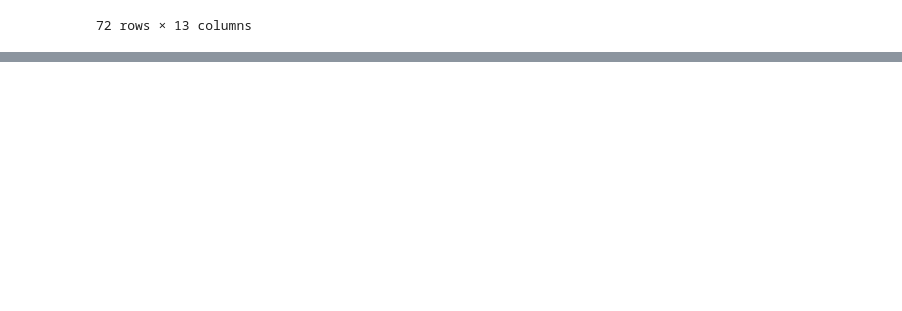
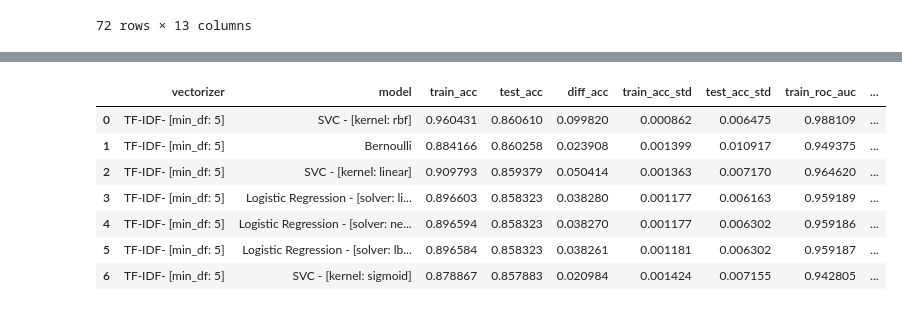
Before and after one commit to cuongpiger/SCL_KHVW_Sentiment_Analysis_Project, a Jupyter notebook: 07.model.ipynb, the cells around one changed output, grey strips where cells are left out. Cells and saved outputs as stored; diff of their text form; code cells hidden in the pictures; blank space fills up the shorter version.

```diff
--- a/07.model.ipynb
+++ b/07.model.ipynb
@@ -261,0 +264,34 @@ Bag of Words- [min_df: 5]:
+# %%
+# 'gamma': [0.0001, 0.001, 0.01, 1.0, 10],
+# 'C': [0.1, 0.5, 1.0, 10, 25, 50, 75, 100]
+
+lst_tunning_models = [
+    ('Logistic Regression - [solver: liblinear]', LogisticRegression(solver='liblinear'), {
+        'C': [0.001, 0.01, 0.1, 1.0, 10, 100],
+        'penalty': ['none', 'l1', 'l2', 'elasticnet']
+        }),
+    ('Logistic Regression - [solver: newton-cg]', LogisticRegression(solver='newton-cg'), {
+        'C': [0.001, 0.01, 0.1, 1.0, 10, 100],
+        'penalty': ['none', 'l1', 'l2', 'elasticnet']
+        }),
+    ('Logistic Regression - [solver: lbfgs]', LogisticRegression(solver='lbfgs'), {
+        'C': [0.001, 0.01, 0.1, 1.0, 10, 100],
+        'penalty': ['none', 'l1', 'l2', 'elasticnet']
+        }),
+    ('SVC - [kernel: rbf]', SVC(kernel='rbf', random_state=42), {
+        'probability': [True]
+        }),
+    ('SVC - [kernel: linear]', SVC(kernel='linear', random_state=42), {
+        'probability': [True]
+        }),
+    ('SVC - [kernel: sigmoid]', SVC(kernel='sigmoid', random_state=42), {
+        'probability': [True]
+        }),
+    ('Bernoulli', BernoulliNB(), {
+        'alpha': [0.0, 0.0001, 0.001, 0.01, 0.1, 0.5, 1.0, 2.0, 3.0, 5.0, 7.0, 8.5, 10.0]
+        })
+]
+# %%
+lst_tunning_models = Model.trainTunningModel(lst_tunning_models, vectorizers[3][1][1], y_train, cv)
+
+lst_tunning_models
@@ -261,0 +317,2 @@ Bag of Words- [min_df: 5]:
+# %%
+tunning_models = Model.train(lst_tunning_models, [vectorizers[3]], y_train, cv)
@@ -261,0 +328,11 @@ Bag of Words- [min_df: 5]:
+# %%
+tunning_models
+# %% [output]
+|  | vectorizer | model | train_acc | test_acc | diff_acc | train_acc_std | test_acc_std | train_roc_auc | ... |
+| 0 | TF-IDF- [min_df: 5] | SVC - [kernel: rbf] | 0.960431 | 0.860610 | 0.099820 | 0.000862 | 0.006475 | 0.988109 | ... |
+| 1 | TF-IDF- [min_df: 5] | Bernoulli | 0.884166 | 0.860258 | 0.023908 | 0.001399 | 0.010917 | 0.949375 | ... |
+| 2 | TF-IDF- [min_df: 5] | SVC - [kernel: linear] | 0.909793 | 0.859379 | 0.050414 | 0.001363 | 0.007170 | 0.964620 | ... |
+| 3 | TF-IDF- [min_df: 5] | Logistic Regression - [solver: li... | 0.896603 | 0.858323 | 0.038280 | 0.001177 | 0.006163 | 0.959189 | ... |
+| 4 | TF-IDF- [min_df: 5] | Logistic Regression - [solver: ne... | 0.896594 | 0.858323 | 0.038270 | 0.001177 | 0.006302 | 0.959186 | ... |
+| 5 | TF-IDF- [min_df: 5] | Logistic Regression - [solver: lb... | 0.896584 | 0.858323 | 0.038261 | 0.001181 | 0.006302 | 0.959187 | ... |
+| 6 | TF-IDF- [min_df: 5] | SVC - [kernel: sigmoid] | 0.878867 | 0.857883 | 0.020984 | 0.001424 | 0.007155 | 0.942805 | ... |
```
Also changed, not shown: parts of 13 cells of this notebook, 6 other files.
